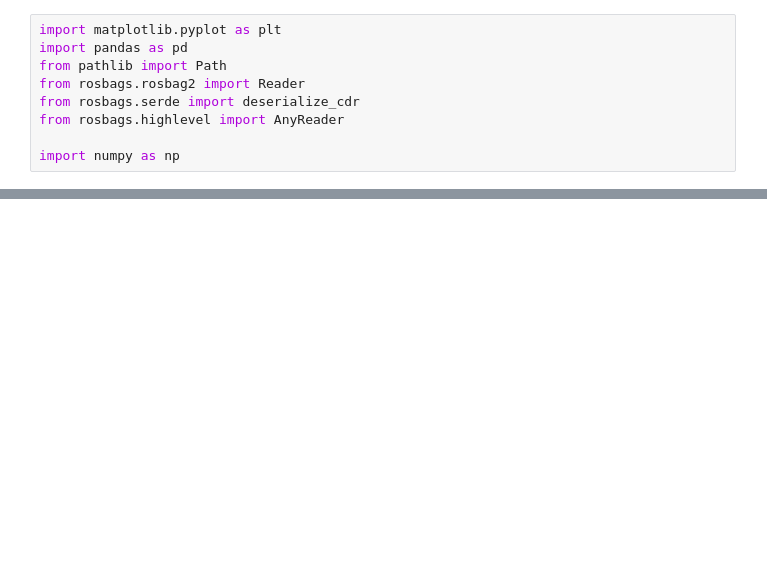
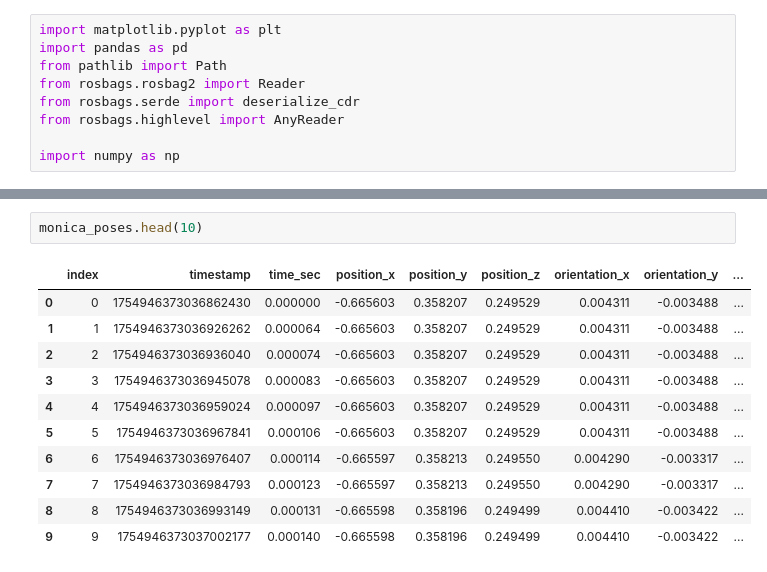
Before and after one commit to BCLab-UNM/MARIAM, a Jupyter notebook: analysis/vicon_experiments/vicon_experiments.ipynb, the cells around one changed output, grey strips where cells are left out. Saved outputs shown, nothing was run; the diff lists cells and outputs as text; blank space fills up the shorter version.

```diff
--- a/analysis/vicon_experiments/vicon_experiments.ipynb
+++ b/analysis/vicon_experiments/vicon_experiments.ipynb
@@ -169,0 +228,14 @@ Message count: 101001
+# %%
+monica_poses.head(10)
+# %% [output]
+|  | index | timestamp | time_sec | position_x | position_y | position_z | orientation_x | orientation_y | ... |
+| 0 | 0 | 1754946373036862430 | 0.000000 | -0.665603 | 0.358207 | 0.249529 | 0.004311 | -0.003488 | ... |
+| 1 | 1 | 1754946373036926262 | 0.000064 | -0.665603 | 0.358207 | 0.249529 | 0.004311 | -0.003488 | ... |
+| 2 | 2 | 1754946373036936040 | 0.000074 | -0.665603 | 0.358207 | 0.249529 | 0.004311 | -0.003488 | ... |
+| 3 | 3 | 1754946373036945078 | 0.000083 | -0.665603 | 0.358207 | 0.249529 | 0.004311 | -0.003488 | ... |
+| 4 | 4 | 1754946373036959024 | 0.000097 | -0.665603 | 0.358207 | 0.249529 | 0.004311 | -0.003488 | ... |
+| 5 | 5 | 1754946373036967841 | 0.000106 | -0.665603 | 0.358207 | 0.249529 | 0.004311 | -0.003488 | ... |
+| 6 | 6 | 1754946373036976407 | 0.000114 | -0.665597 | 0.358213 | 0.249550 | 0.004290 | -0.003317 | ... |
+| 7 | 7 | 1754946373036984793 | 0.000123 | -0.665597 | 0.358213 | 0.249550 | 0.004290 | -0.003317 | ... |
+| 8 | 8 | 1754946373036993149 | 0.000131 | -0.665598 | 0.358196 | 0.249499 | 0.004410 | -0.003422 | ... |
+| 9 | 9 | 1754946373037002177 | 0.000140 | -0.665598 | 0.358196 | 0.249499 | 0.004410 | -0.003422 | ... |
```
Also changed, not shown: parts of 7 cells of this notebook, 7 other files.
